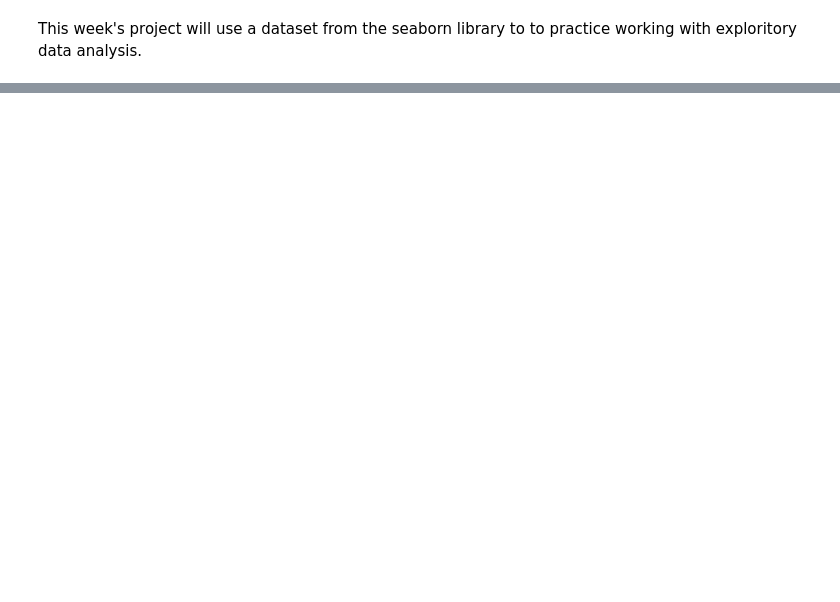
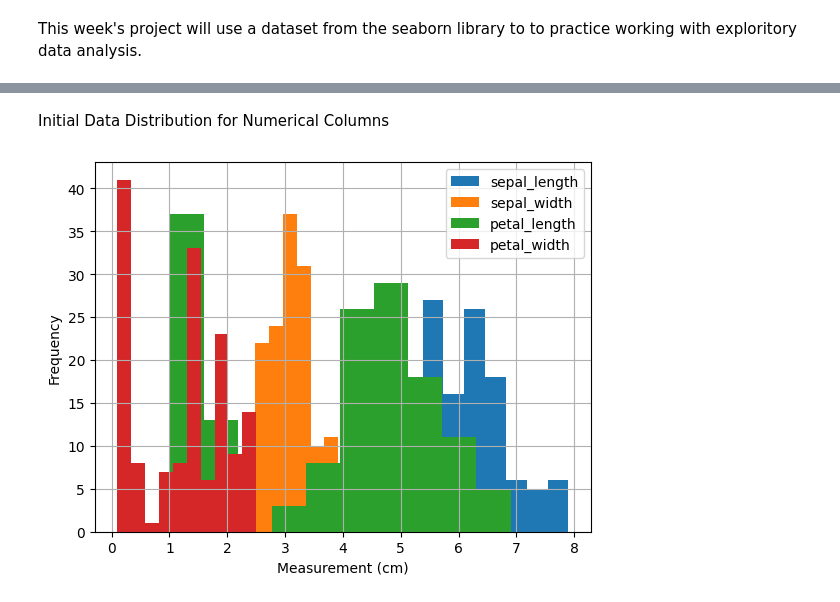
Before and after one commit to charlietodd11/datafun-04-jupyter, a Jupyter notebook: charlietodd_eda.ipynb, the cells around one changed output, grey strips where cells are left out. Saved outputs shown, nothing was run; the diff lists cells and outputs as text; code cells hidden in the pictures; blank space fills up the shorter version.

Commit message:
Updated data analysis

```diff
--- a/charlietodd_eda.ipynb
+++ b/charlietodd_eda.ipynb
@@ -14,0 +67,19 @@ URLError: <urlopen error [SSL: CERTIFICATE_VERIFY_FAILED] certificate verify fai
+# %% [markdown]
+Initial Data Distribution for Numerical Columns
+# %%
+df['sepal_length'].hist()
+
+df['sepal_width'].hist()
+
+df['petal_length'].hist()
+
+df['petal_width'].hist()
+
+plt.legend(df)
+
+plt.xlabel('Measurement (cm)')
+plt.ylabel('Frequency')
+
+plt.show()
+# %% [output]
+[figure, added]
```
Also changed, not shown: parts of 16 cells of this notebook.
